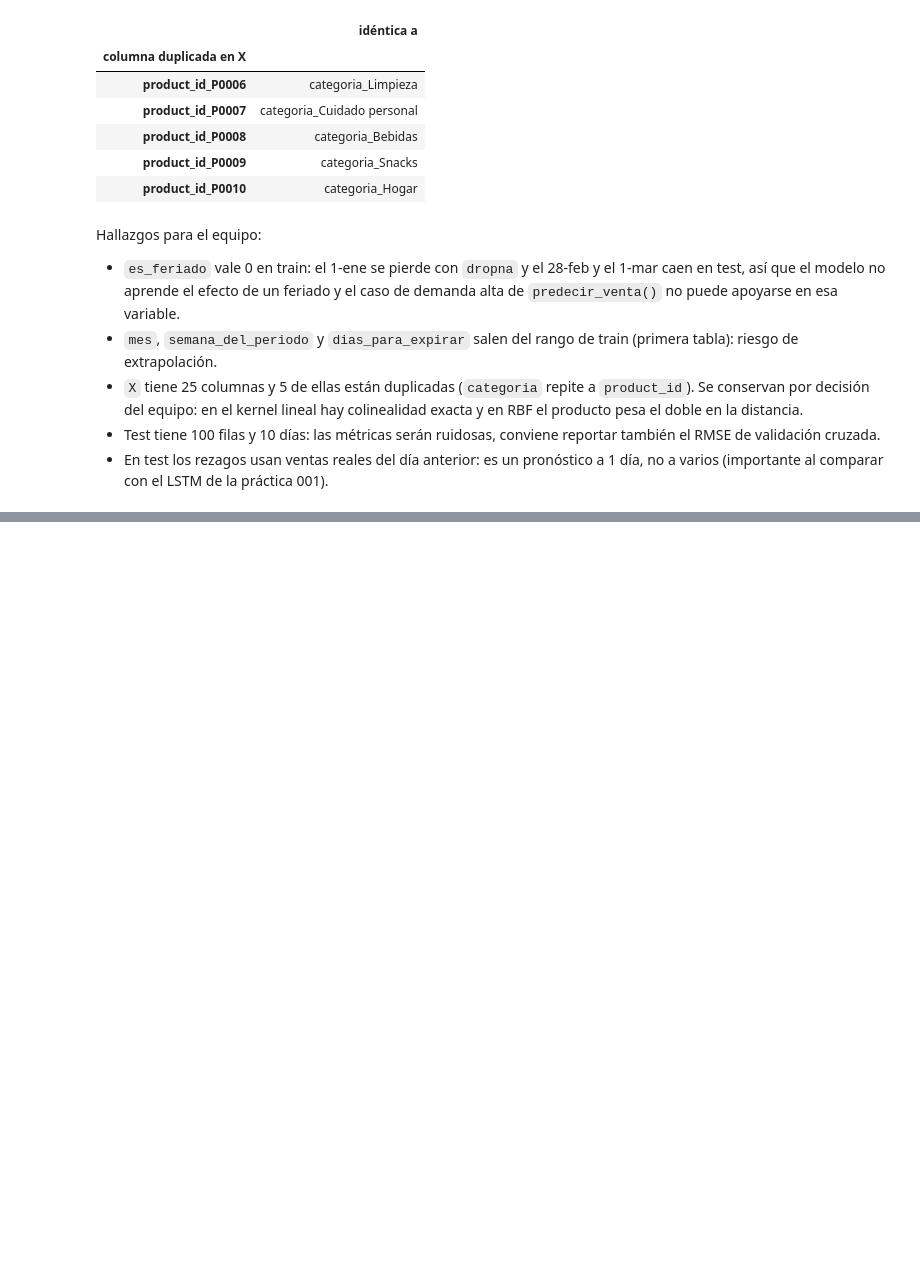
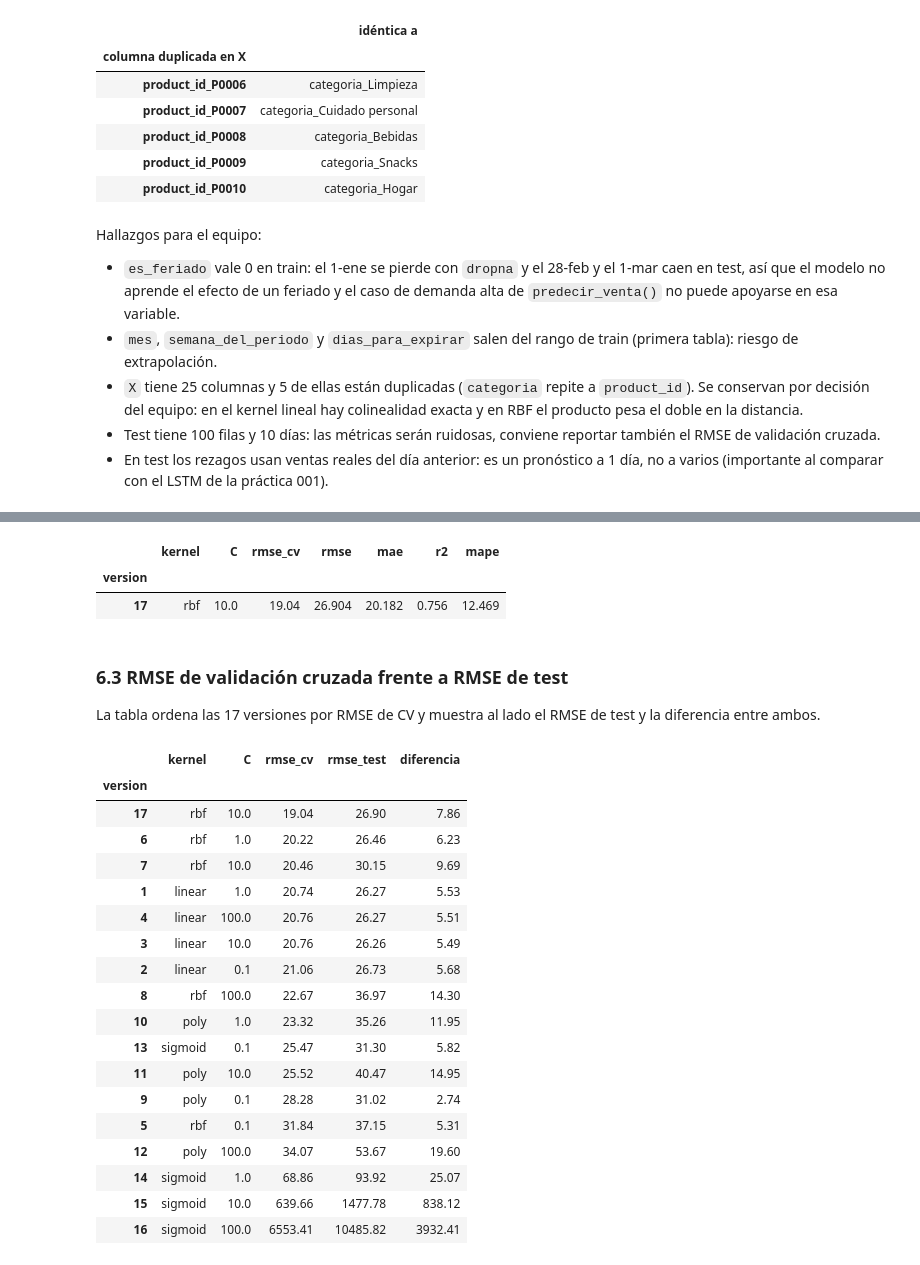
Before and after one commit to nnyez/practica-002, a Jupyter notebook: src/svr_ventas.ipynb, the cells around one changed output, grey strips where cells are left out. Cells and saved outputs as stored; diff of their text form; code cells hidden in the pictures; blank space fills up the shorter version.

```diff
--- a/src/svr_ventas.ipynb
+++ b/src/svr_ventas.ipynb
@@ -423,0 +639,21 @@ Hallazgos para el equipo:
+# %%
+from sklearn.model_selection import GridSearchCV
+
+param_grid = [
+    {"regressor__svr__kernel": ["linear"], "regressor__svr__C": [0.1, 1, 10, 100], "regressor__svr__epsilon": [0.01, 0.1, 0.5]},
+    {"regressor__svr__kernel": ["rbf"], "regressor__svr__C": [0.1, 1, 10, 100], "regressor__svr__epsilon": [0.01, 0.1, 0.5],
+     "regressor__svr__gamma": ["scale", 0.01, 0.1]},
+    {"regressor__svr__kernel": ["poly"], "regressor__svr__C": [0.1, 1, 10], "regressor__svr__epsilon": [0.1, 0.5],
+     "regressor__svr__gamma": ["scale", 0.1], "regressor__svr__degree": [2, 3]},
+]
+gs = GridSearchCV(construir_svr(), param_grid, cv=CV, scoring="neg_root_mean_squared_error", n_jobs=-1).fit(X_train, y_train)
+mejor_modelo = gs.best_estimator_
+mejores = {k.removeprefix("regressor__svr__"): v for k, v in gs.best_params_.items()}
+
+resultados_cv = pd.DataFrame(gs.cv_results_)
+top = (resultados_cv.assign(rmse_cv=-resultados_cv["mean_test_score"], desviacion=resultados_cv["std_test_score"])
+       .sort_values("rmse_cv").head(5)[["params", "rmse_cv", "desviacion"]])
+top["params"] = top["params"].map(lambda p: {k.removeprefix("regressor__svr__"): v for k, v in p.items()})
+display(pd.Series({"combinaciones probadas": len(resultados_cv), "mejores parámetros": mejores,
+                   "RMSE CV del mejor": round(-gs.best_score_, 2)}, name="GridSearchCV"))
+top.round(2).reset_index(drop=True)
@@ -423,0 +675,51 @@ Hallazgos para el equipo:
+# %%
+cv_mejor = float(-gs.best_score_)
+with mlflow.start_run(run_name="gridsearch") as run:
+    metricas = {**evaluar(y_test, mejor_modelo.predict(X_test)), "rmse_cv": cv_mejor}
+    mlflow.log_params({**mejores, "split": "temporal", "target": TARGET, "random_state": SEED, "sklearn": sklearn.__version__,
+                       "busqueda": f"GridSearchCV {CV.get_n_splits()}-fold, {len(resultados_cv)} combinaciones"})
+    mlflow.log_metrics(metricas)
+    info = mlflow.sklearn.log_model(mejor_modelo, name="modelo", input_example=EJEMPLO)
+    version = int(registrar(info))
+    for etiqueta, valor in {"kernel": mejores["kernel"], "C": str(mejores["C"]), "origen": "gridsearch",
+                            **{k: str(v) for k, v in mejores.items() if k not in ("kernel", "C")}}.items():
+        cliente.set_model_version_tag(NOMBRE, str(version), etiqueta, valor)
+joblib.dump(mejor_modelo, RUTA_MODELOS / "svr_mejor.joblib")
+
+resumen_versiones = pd.concat([barrido, pd.DataFrame([{"version": version, "kernel": mejores["kernel"], "C": mejores["C"], **metricas,
+                                                "run": run.info.run_id}]).set_index("version")])
+assert version == version_inicial + 17 and resumen_versiones["rmse_cv"].idxmin() == version, "La versión del GridSearchCV debería tener el menor RMSE de CV"
+cliente.set_registered_model_alias(NOMBRE, "champion", str(version))
+resumen_versiones.loc[[version], ["kernel", "C", "rmse_cv", "rmse", "mae", "r2", "mape"]].round(3)
+# %% [output]
+|  | kernel | C | rmse_cv | rmse | mae | r2 | mape |
+| version |  |  |  |  |  |  |  |
+| 17 | rbf | 10.0 | 19.04 | 26.904 | 20.182 | 0.756 | 12.469 |
+# %% [markdown]
+### 6.3 RMSE de validación cruzada frente a RMSE de test
+
+La tabla ordena las 17 versiones por RMSE de CV y muestra al lado el RMSE de test y la diferencia entre ambos.
+# %%
+comparacion = resumen_versiones[["kernel", "C", "rmse_cv", "rmse"]].rename(columns={"rmse": "rmse_test"})
+comparacion["diferencia"] = comparacion["rmse_test"] - comparacion["rmse_cv"]
+comparacion.sort_values("rmse_cv").round(2)
+# %% [output]
+|  | kernel | C | rmse_cv | rmse_test | diferencia |
+| version |  |  |  |  |  |
+| 17 | rbf | 10.0 | 19.04 | 26.90 | 7.86 |
+| 6 | rbf | 1.0 | 20.22 | 26.46 | 6.23 |
+| 7 | rbf | 10.0 | 20.46 | 30.15 | 9.69 |
+| 1 | linear | 1.0 | 20.74 | 26.27 | 5.53 |
+| 4 | linear | 100.0 | 20.76 | 26.27 | 5.51 |
+| 3 | linear | 10.0 | 20.76 | 26.26 | 5.49 |
+| 2 | linear | 0.1 | 21.06 | 26.73 | 5.68 |
+| 8 | rbf | 100.0 | 22.67 | 36.97 | 14.30 |
+| 10 | poly | 1.0 | 23.32 | 35.26 | 11.95 |
+| 13 | sigmoid | 0.1 | 25.47 | 31.30 | 5.82 |
+| 11 | poly | 10.0 | 25.52 | 40.47 | 14.95 |
+| 9 | poly | 0.1 | 28.28 | 31.02 | 2.74 |
+| 5 | rbf | 0.1 | 31.84 | 37.15 | 5.31 |
+| 12 | poly | 100.0 | 34.07 | 53.67 | 19.60 |
+| 14 | sigmoid | 1.0 | 68.86 | 93.92 | 25.07 |
+| 15 | sigmoid | 10.0 | 639.66 | 1477.78 | 838.12 |
+| 16 | sigmoid | 100.0 | 6553.41 | 10485.82 | 3932.41 |
```
Also changed, not shown: parts of 19 cells of this notebook, 3 other files.
